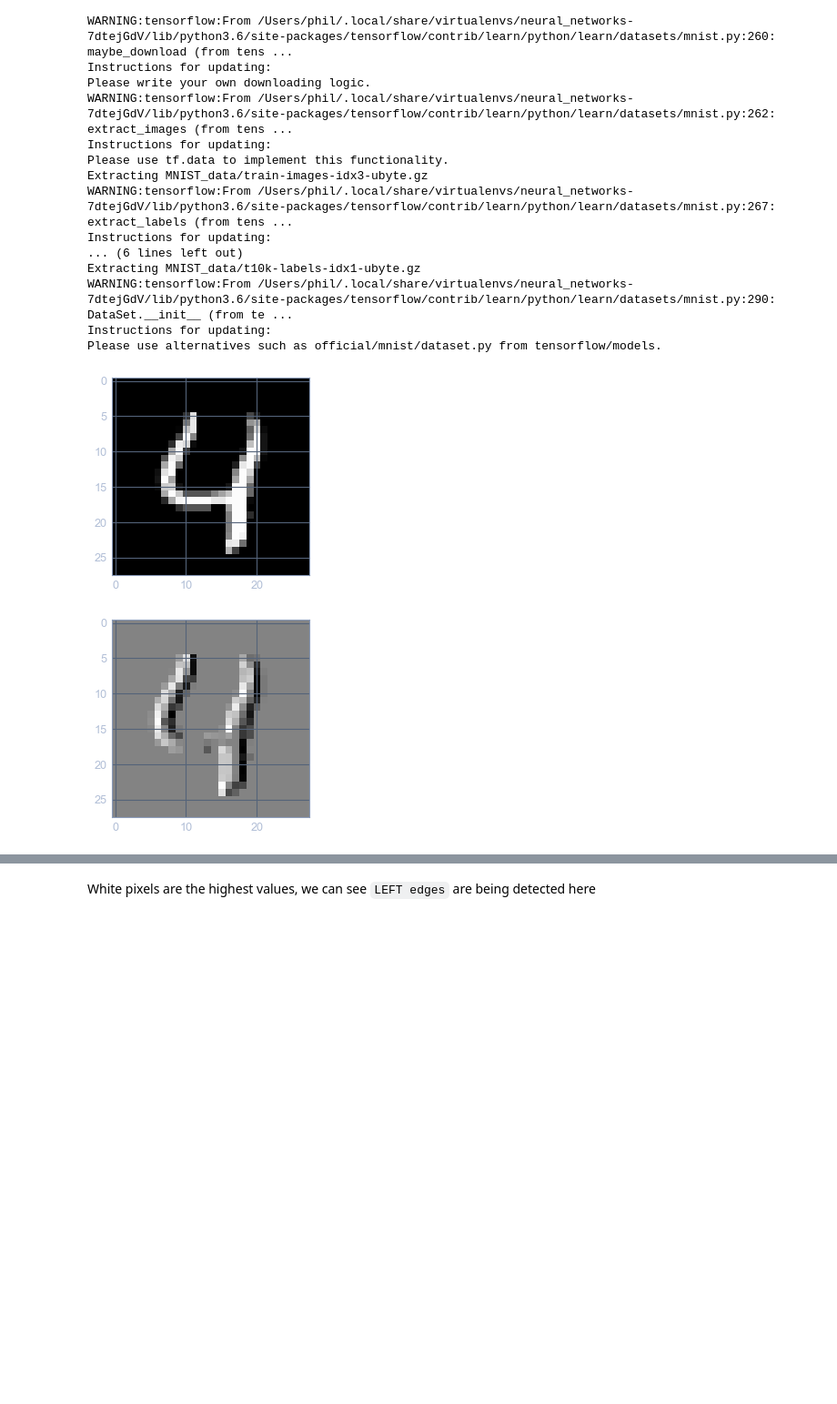
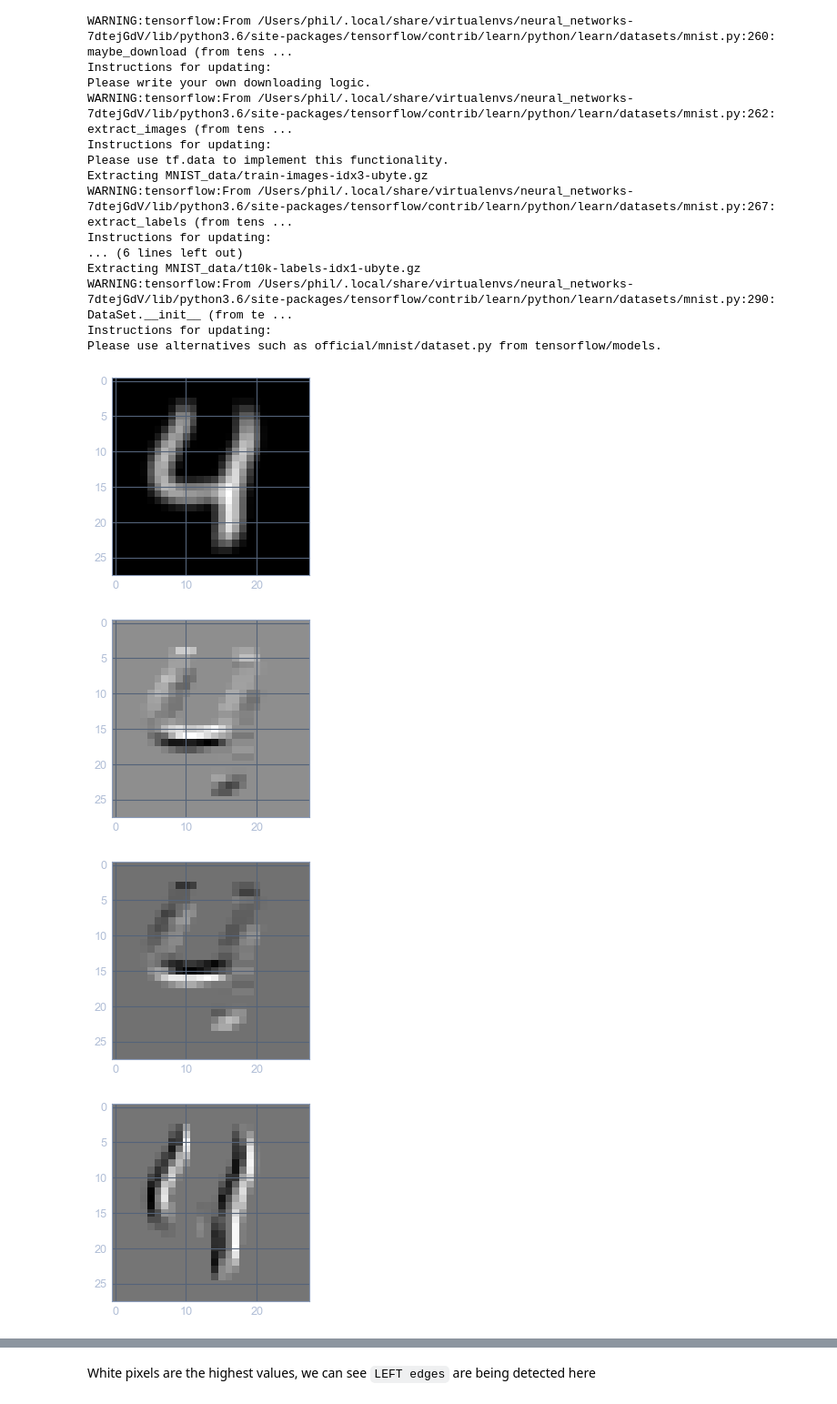
Before and after one commit to p-gonzo/python_data_science, a Jupyter notebook: MNIST/edge_detection_attempt.ipynb, the cells around one changed output, grey strips where cells are left out. Shown: that part at 91% size. Drawn from its saved outputs; the diff is of its cells as text; code cells hidden in the pictures; blank space fills up the shorter version.

```diff
--- a/MNIST/edge_detection_attempt.ipynb
+++ b/MNIST/edge_detection_attempt.ipynb
@@ -45,24 +61,31 @@ def show_image(image):
     image = image.reshape(28,28)
     plt.imshow(image, cmap='gist_gray')
 # %%
+def apply_image_filter(image, image_filter):
+    from copy import deepcopy
+    image = image.reshape(28,28)
+    new_image = np.zeros([28, 28])
 
-from copy import deepcopy
-image = image.reshape(28,28)
-new_image = np.zeros([28, 28])
-
-for row_idx in range(len(image)):
-    for col_idx in range(len(image[row_idx])):
-        group = deepcopy(image[row_idx: row_idx + 3, col_idx: col_idx + 3])
-        try:
-            new_group = group.dot(horizontal_layer_detector)
-            new_image[row_idx: row_idx + 3, col_idx: col_idx + 3] = new_group
-        except:
-            pass
+    for row_idx in range(0, len(image), 1):
+        for col_idx in range(0, len(image[row_idx]), 1):
+            group = deepcopy(image[row_idx: row_idx + 3, col_idx: col_idx + 3])
+            try:
+                new_group = group * image_filter
+                new_pixel = sum(sum(new_group))
+                new_image[row_idx, col_idx] =  new_pixel
+            except Exception as e:
+                continue
+    return new_image
-# %%
-show_image(image)
-# %% [output]
-[figure, removed]
-# %%
-show_image(new_image)
-# %% [output]
-[figure, removed]
+# %%
+filters = [no_filter, top_edge_detector, bottom_edge_detector, right_edge_detector, left_edge_detector]
+image = mnist.test.images[4]
+
+for filter in filters:
+    filtered_image = apply_image_filter(image, filter)
+    show_image(filtered_image)
+    plt.show()
+# %% [output]
+[figure, added]
+[figure, added]
+[figure, added]
+[figure, added]
```
Also changed, not shown: parts of 3 cells of this notebook, 2 other files.
